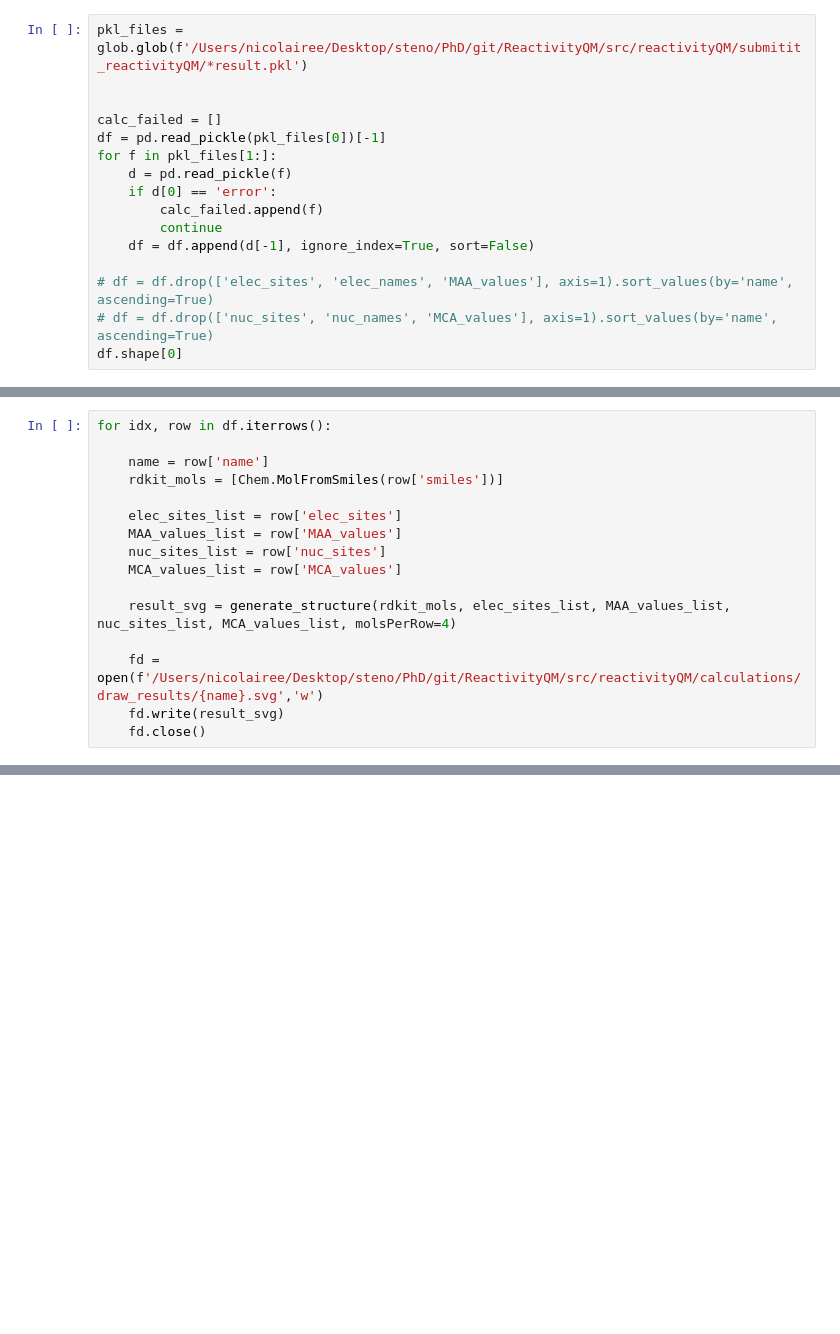
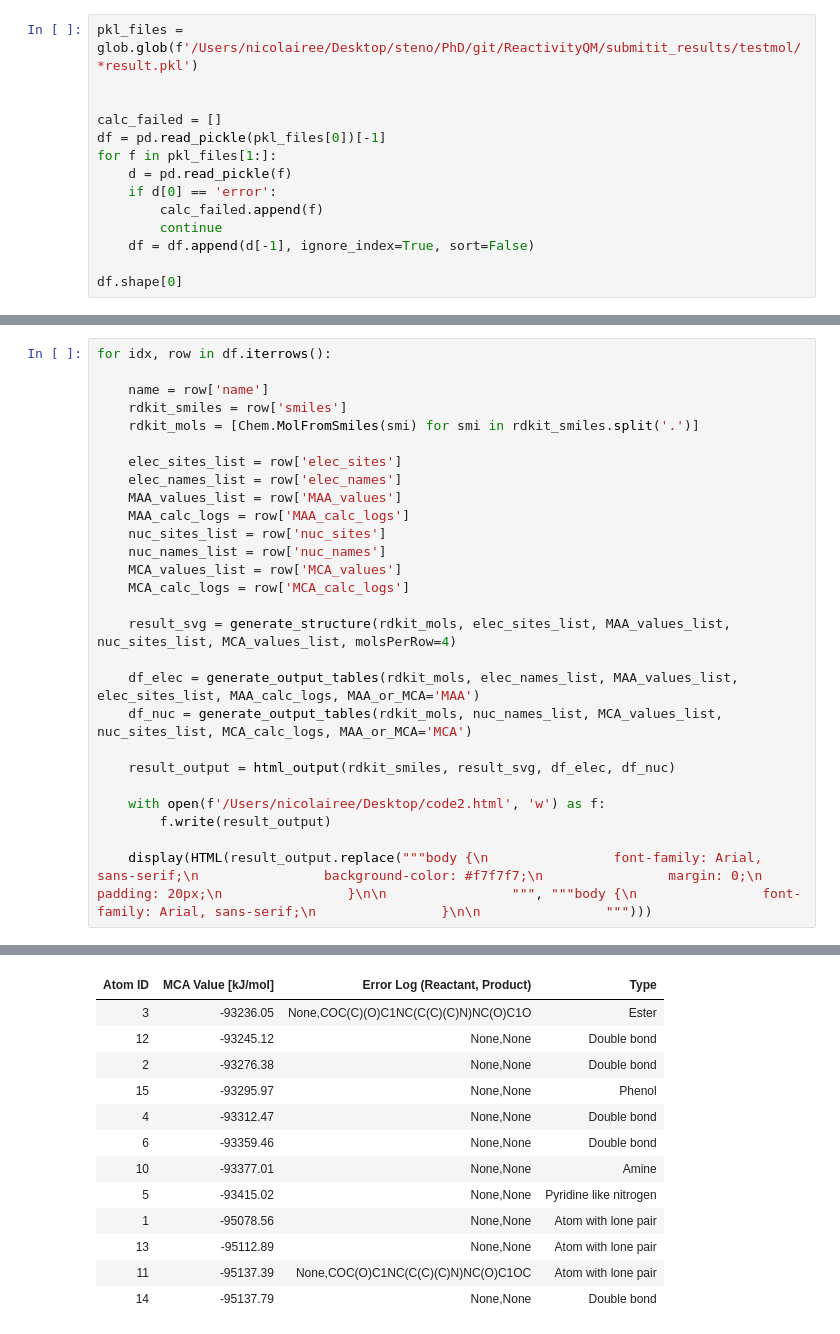
Before and after one commit to jensengroup/ESNUEL, a Jupyter notebook: src/reactivityQM/draw_results.ipynb, the cells around one changed output, grey strips where cells are left out. Drawn from its saved outputs; the diff is of its cells as text; blank space fills up the shorter version.

```diff
--- a/src/reactivityQM/draw_results.ipynb
+++ b/src/reactivityQM/draw_results.ipynb
@@ -13,5 +16,5 @@ from molecule_svg import generate_structure
 # %%
-pkl_files = glob.glob(f'/Users/nicolairee/Desktop/steno/PhD/git/ReactivityQM/src/reactivityQM/submitit_reactivityQM/*result.pkl')
+pkl_files = glob.glob(f'/Users/nicolairee/Desktop/steno/PhD/git/ReactivityQM/submitit_results/testmol/*result.pkl')
 
 
 calc_failed = []
@@ -23,7 +26,5 @@ for f in pkl_files[1:]:
         continue
     df = df.append(d[-1], ignore_index=True, sort=False)
 
-# df = df.drop(['elec_sites', 'elec_names', 'MAA_values'], axis=1).sort_values(by='name', ascending=True)
-# df = df.drop(['nuc_sites', 'nuc_names', 'MCA_values'], axis=1).sort_values(by='name', ascending=True)
 df.shape[0]
 # %% [output]
@@ -36,16 +32,28 @@ df.head(1)
-# %%
-for idx, row in df.iterrows():
-
-    name = row['name']
-    rdkit_mols = [Chem.MolFromSmiles(row['smiles'])]
-
-    elec_sites_list = row['elec_sites']
-    MAA_values_list = row['MAA_values']
-    nuc_sites_list = row['nuc_sites']
-    MCA_values_list = row['MCA_values']
-
-    result_svg = generate_structure(rdkit_mols, elec_sites_list, MAA_values_list, nuc_sites_list, MCA_values_list, molsPerRow=4)
-
-    fd = open(f'/Users/nicolairee/Desktop/steno/PhD/git/ReactivityQM/src/reactivityQM/calculations/draw_results/{name}.svg','w')
-    fd.write(result_svg)
-    fd.close()
+# %%
+for idx, row in df.iterrows():
+
+    name = row['name']
+    rdkit_smiles = row['smiles']
+    rdkit_mols = [Chem.MolFromSmiles(smi) for smi in rdkit_smiles.split('.')]
+
+    elec_sites_list = row['elec_sites']
+    elec_names_list = row['elec_names']
+    MAA_values_list = row['MAA_values']
+    MAA_calc_logs = row['MAA_calc_logs']
+    nuc_sites_list = row['nuc_sites']
+    nuc_names_list = row['nuc_names']
+    MCA_values_list = row['MCA_values']
+    MCA_calc_logs = row['MCA_calc_logs']
+
+    result_svg = generate_structure(rdkit_mols, elec_sites_list, MAA_values_list, nuc_sites_list, MCA_values_list, molsPerRow=4)
+
+    df_elec = generate_output_tables(rdkit_mols, elec_names_list, MAA_values_list, elec_sites_list, MAA_calc_logs, MAA_or_MCA='MAA')
+    df_nuc = generate_output_tables(rdkit_mols, nuc_names_list, MCA_values_list, nuc_sites_list, MCA_calc_logs, MAA_or_MCA='MCA')
+
+    result_output = html_output(rdkit_smiles, result_svg, df_elec, df_nuc)
+
+    with open(f'/Users/nicolairee/Desktop/code2.html', 'w') as f:
+        f.write(result_output)
+
+    display(HTML(result_output.replace("""body {\n                font-family: Arial, sans-serif;\n                background-color: #f7f7f7;\n                margin: 0;\n                padding: 20px;\n                }\n\n                """, """body {\n                font-family: Arial, sans-serif;\n                }\n\n                """)))
+# %% [output]
@@ -51,0 +73,13 @@ for idx, row in df.iterrows():
+| Atom ID | MCA Value [kJ/mol] | Error Log (Reactant, Product) | Type |
+| 3 | -93236.05 | None,COC(C)(O)C1NC(C(C)(C)N)NC(O)C1O | Ester |
+| 12 | -93245.12 | None,None | Double bond |
+| 2 | -93276.38 | None,None | Double bond |
+| 15 | -93295.97 | None,None | Phenol |
+| 4 | -93312.47 | None,None | Double bond |
+| 6 | -93359.46 | None,None | Double bond |
+| 10 | -93377.01 | None,None | Amine |
+| 5 | -93415.02 | None,None | Pyridine like nitrogen |
+| 1 | -95078.56 | None,None | Atom with lone pair |
+| 13 | -95112.89 | None,None | Atom with lone pair |
+| 11 | -95137.39 | None,COC(O)C1NC(C(C)(C)N)NC(O)C1OC | Atom with lone pair |
+| 14 | -95137.79 | None,None | Double bond |
```
Also changed, not shown: parts of 4 cells of this notebook, 7 other files.
